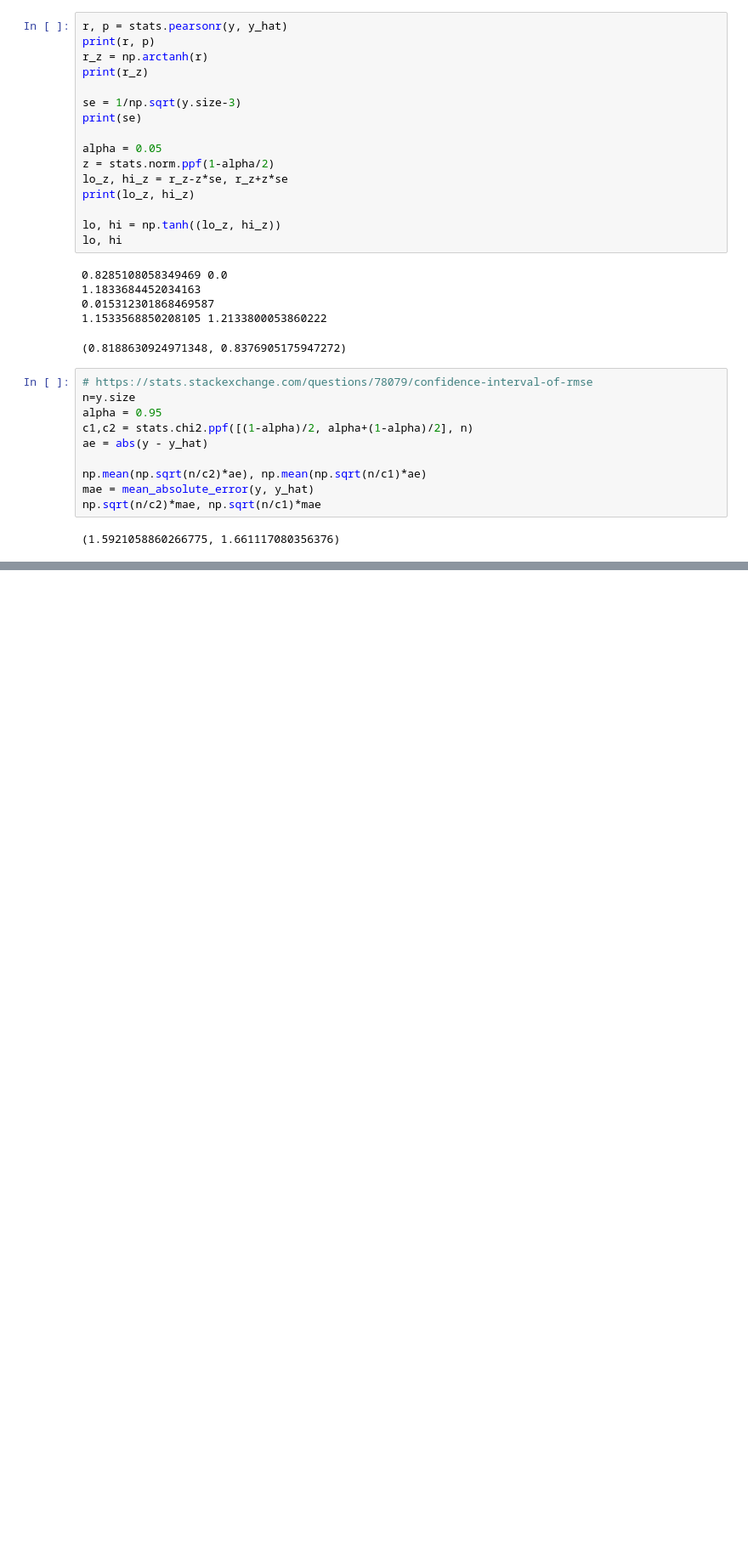
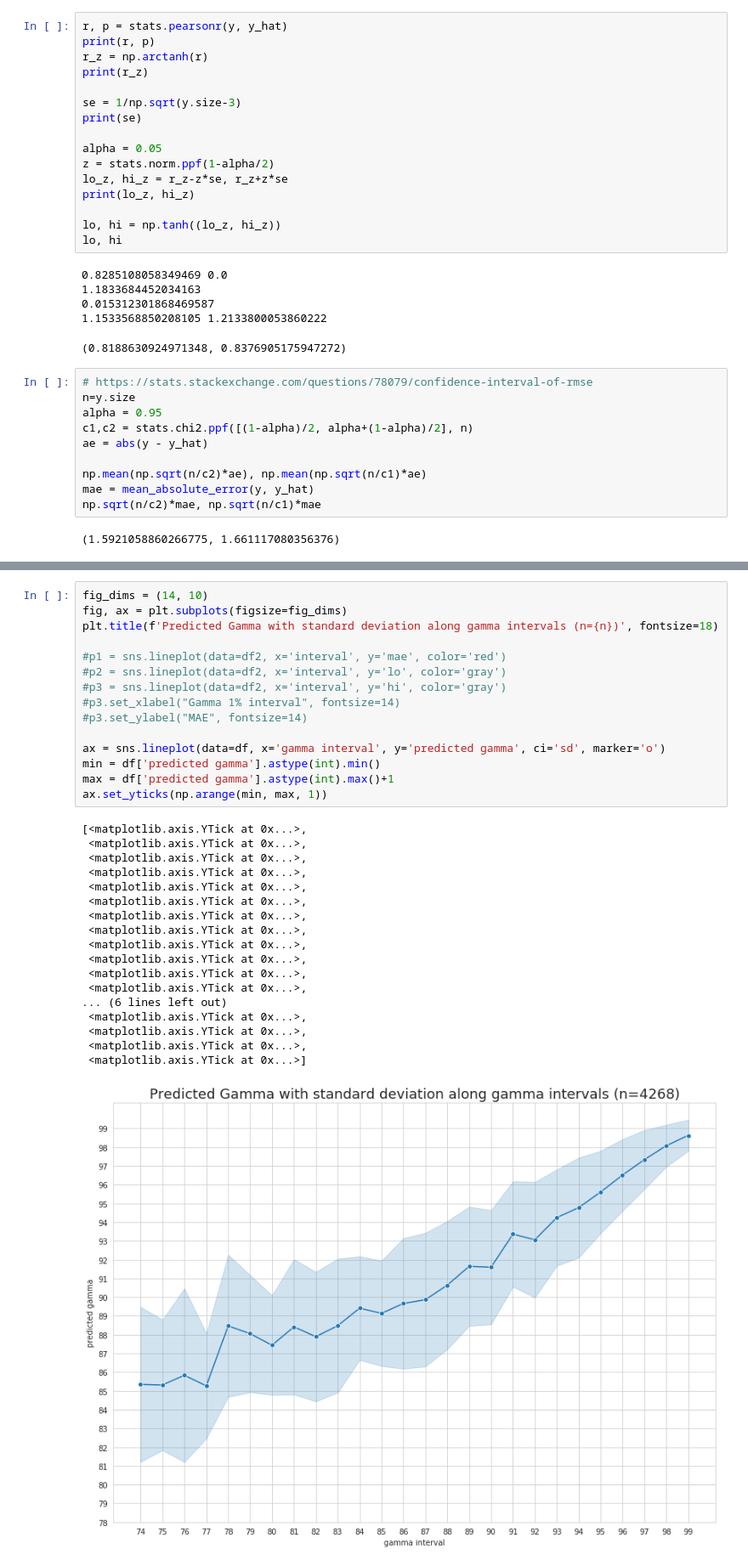
Before and after one commit to pablojrios/fluence_maps, a Jupyter notebook: compute_crossval_metrics.ipynb, the cells around one changed output, grey strips where cells are left out. Shown at 85% size. Saved outputs shown, nothing was run; the diff lists cells and outputs as text; blank space fills up the shorter version.

Commit message:
'Predicted Gamma with standard deviation along gamma intervals' line plot.

```diff
--- a/compute_crossval_metrics.ipynb
+++ b/compute_crossval_metrics.ipynb
@@ -340,0 +367,34 @@ np.sqrt(n/c2)*mae, np.sqrt(n/c1)*mae
+# %%
+fig_dims = (14, 10)
+fig, ax = plt.subplots(figsize=fig_dims)
+plt.title(f'Predicted Gamma with standard deviation along gamma intervals (n={n})', fontsize=18)
+
+#p1 = sns.lineplot(data=df2, x='interval', y='mae', color='red')
+#p2 = sns.lineplot(data=df2, x='interval', y='lo', color='gray')
+#p3 = sns.lineplot(data=df2, x='interval', y='hi', color='gray')
+#p3.set_xlabel("Gamma 1% interval", fontsize=14)
+#p3.set_ylabel("MAE", fontsize=14)
+
+ax = sns.lineplot(data=df, x='gamma interval', y='predicted gamma', ci='sd', marker='o')
+min = df['predicted gamma'].astype(int).min()
+max = df['predicted gamma'].astype(int).max()+1
+ax.set_yticks(np.arange(min, max, 1))
+# %% [output]
+[<matplotlib.axis.YTick at 0x...>,
+ <matplotlib.axis.YTick at 0x...>,
+ <matplotlib.axis.YTick at 0x...>,
+ <matplotlib.axis.YTick at 0x...>,
+ <matplotlib.axis.YTick at 0x...>,
+ <matplotlib.axis.YTick at 0x...>,
+ <matplotlib.axis.YTick at 0x...>,
+ <matplotlib.axis.YTick at 0x...>,
+ <matplotlib.axis.YTick at 0x...>,
+ <matplotlib.axis.YTick at 0x...>,
+ <matplotlib.axis.YTick at 0x...>,
+ <matplotlib.axis.YTick at 0x...>,
+... (6 lines left out)
+ <matplotlib.axis.YTick at 0x...>,
+ <matplotlib.axis.YTick at 0x...>,
+ <matplotlib.axis.YTick at 0x...>,
+ <matplotlib.axis.YTick at 0x...>]
+[figure, added]
```
Also changed, not shown: parts of 9 cells of this notebook.
